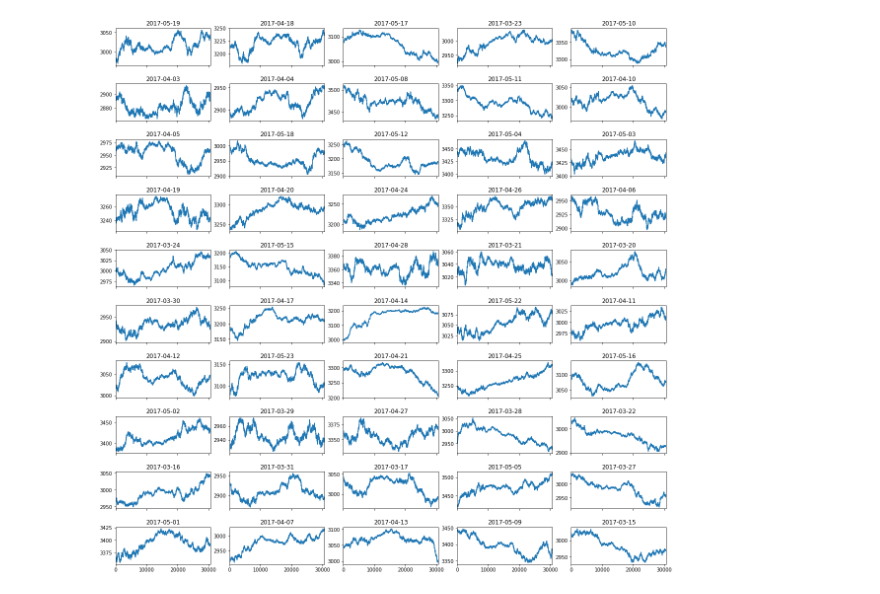
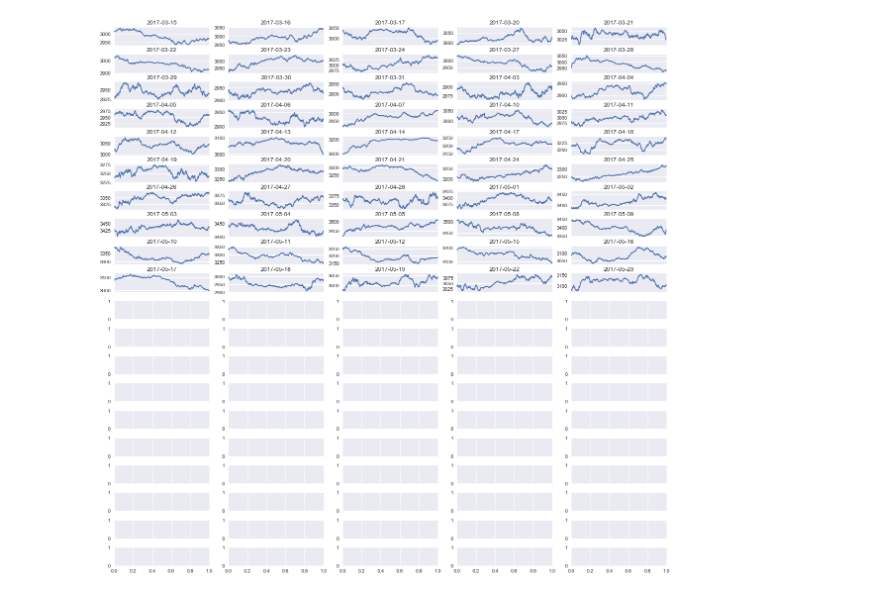
Before and after one commit to teamhackback/hackdelft17-optiver, a Jupyter notebook: plots.ipynb, the cells around one changed output. Saved outputs shown, nothing was run; the diff lists cells and outputs as text; code cells hidden in the pictures.

```diff
--- a/plots.ipynb
+++ b/plots.ipynb
@@ -7,12 +8,13 @@ import matplotlib.pyplot as plt
 %matplotlib inline
 # %%
 data_path = './optiver/data'
-files = [f for f in listdir(data_path)]
+files = list(sorted([f for f in listdir(data_path)]))
 # %%
 df_daily = []
 df_50_days = pd.DataFrame()
 
 for idx, file in enumerate(files):
-    df = pd.read_csv(join(data_path, file))
+    df = pd.read_csv(join(data_path, file), parse_dates=['times'], index_col=['times'])
+    df = df.resample('1T').mean()
     df_daily.append(df)
     df_50_days = df_50_days.append(df)
@@ -19,11 +36,11 @@ for idx, file in enumerate(files):
 # %%
-fig, ax_arr = plt.subplots(nrows=10, ncols=5, figsize=(20, 20))
+fig, ax_arr = plt.subplots(nrows=20, ncols=5, figsize=(20, 20))
 plt.subplots_adjust(hspace=0.5)
 for idx, file in enumerate(files):
     df_daily[idx].price.plot(ax=ax_arr[idx // 5, idx % 5], sharex=True)
     ax_arr[idx // 5, idx % 5].set_title(file.split('_')[0])
 # %% [output]
-[figure, old version]
+[figure, new version]
 # %%
 fig, axes = plt.subplots(figsize=(25, 5))
 for i in range(50):
```
Also changed, not shown: parts of 4 cells of this notebook.
